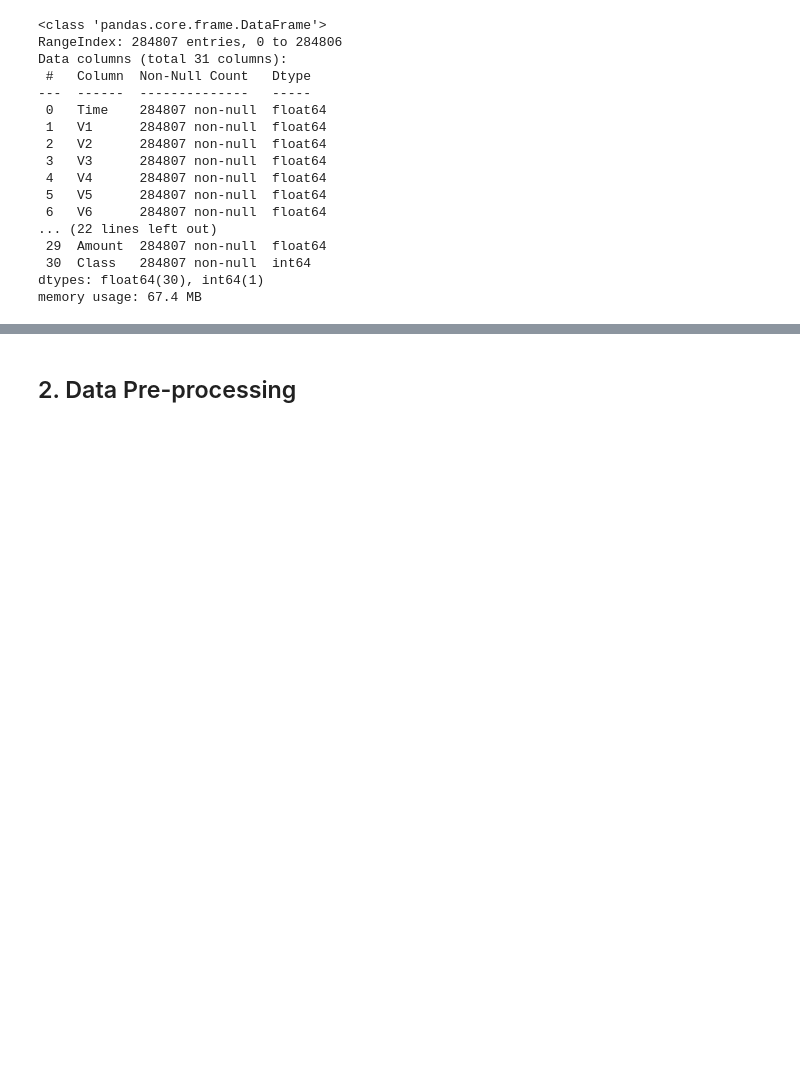
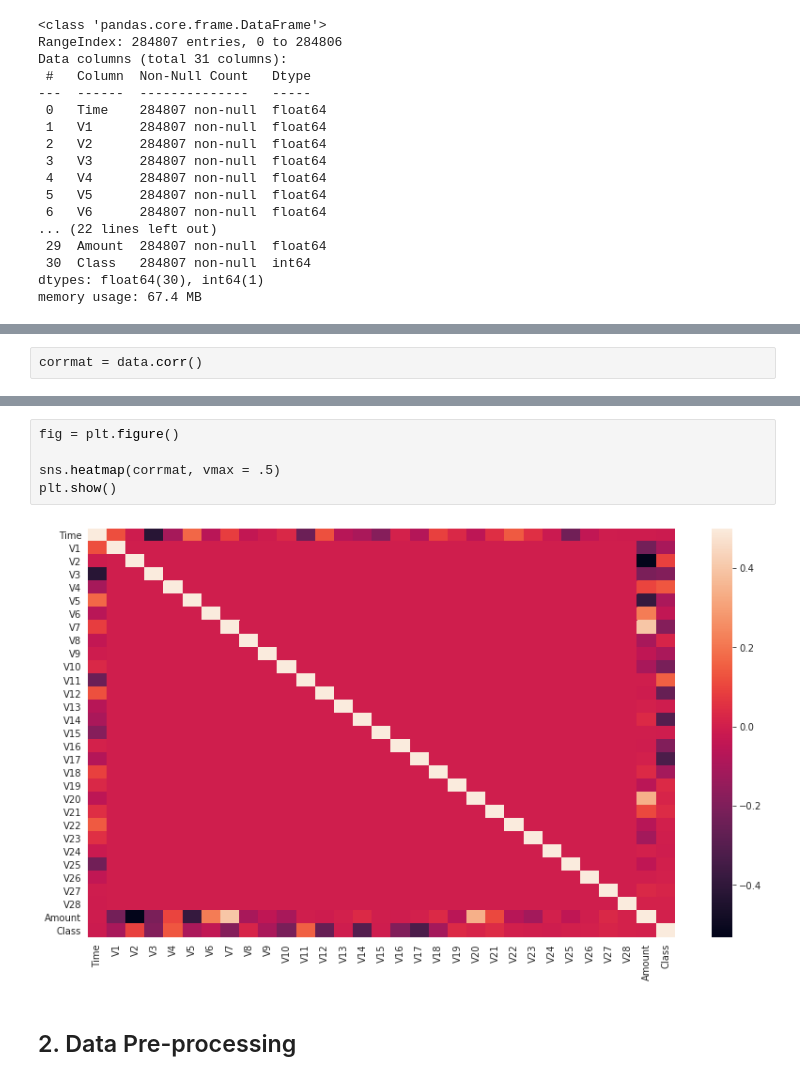
Before and after one commit to EnoshNyarige/creditCard_fraudDetection, a Jupyter notebook: creditCard_fraudDetection.ipynb, the cells around one changed output, grey strips where cells are left out. Drawn from its saved outputs; the diff is of its cells as text; blank space fills up the shorter version.

```diff
--- a/creditCard_fraudDetection.ipynb
+++ b/creditCard_fraudDetection.ipynb
@@ -79,0 +86,2 @@ memory usage: 67.4 MB
+# %%
+corrmat = data.corr()
@@ -80,3 +109,10 @@ memory usage: 67.4 MB
+# %%
+fig = plt.figure()
+
+sns.heatmap(corrmat, vmax = .5)
+plt.show()
+# %% [output]
+[figure, added]
 # %% [markdown]
    ## 2. Data Pre-processing
 # %% [markdown]
```
Also changed, not shown: parts of 29 cells of this notebook.
